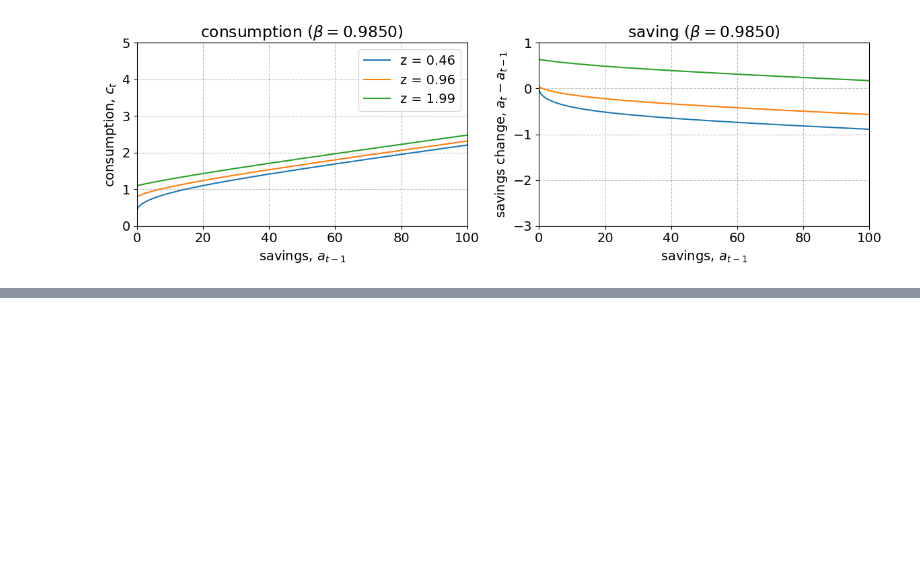
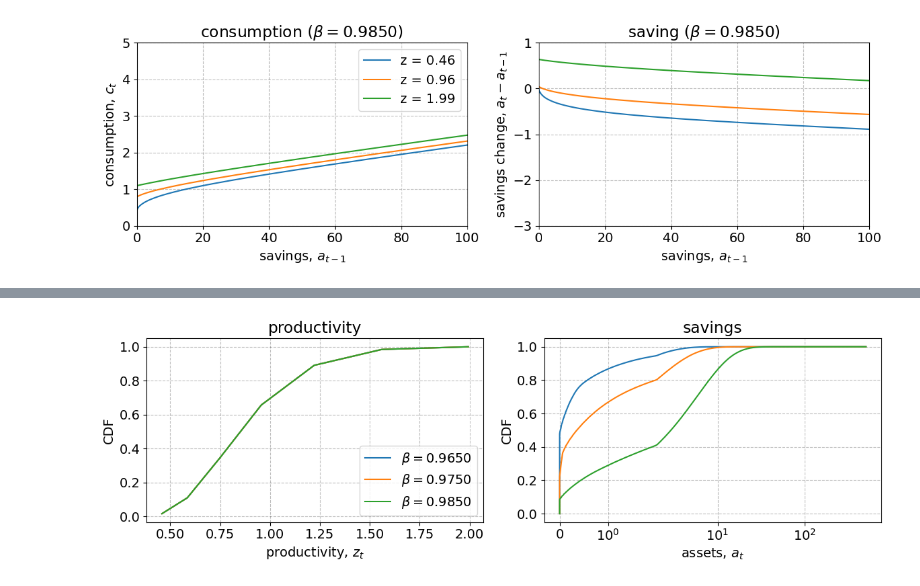
Before and after one commit to tbk642/Assignment1, a Jupyter notebook: assignment/HancModel.ipynb, the cells around one changed output, grey strips where cells are left out. Cells and saved outputs as stored; diff of their text form; code cells hidden in the pictures; blank space fills up the shorter version.

```diff
--- a/assignment/HancModel.ipynb
+++ b/assignment/HancModel.ipynb
@@ -57,8 +57,6 @@ ss.phi_low = 1.0
 ss.r = 0.05
 ss.w_high = 1.5
 ss.w_low = 1.0
-ss.L_high = 1.0
-ss.L_low = 0.5
 # %%
 model.solve_hh_ss(do_print=True)
 model.simulate_hh_ss(do_print=True)
@@ -274,0 +269,25 @@ model.show_IRFs(varnames=['w_low','w_high'],ncols=2)
+# %%
+fig = plt.figure(figsize=(12,4),dpi=100)
+
+# a. income
+ax = fig.add_subplot(1,2,1)
+ax.set_title('productivity')
+for i_beta,beta in enumerate(par.beta_grid[:3]):
+    ax.plot(par.z_grid,np.cumsum(np.sum(ss.D[i_beta],axis=1))*par.Nfix,label=f'$\\beta = {beta:.4f}$')
+
+ax.set_xlabel('productivity, $z_{t}$')
+ax.set_ylabel('CDF')
+ax.legend()
+
+# b. assets
+ax = fig.add_subplot(1,2,2)
+ax.set_title('savings')
+for i_beta in range(3):
+    ax.plot(np.insert(par.a_grid,0,par.a_grid[0]),np.insert(np.cumsum(np.sum(ss.D[i_beta],axis=0)),0,0.0)*par.Nfix,label=f'$\\beta = {par.beta_grid[i_beta]:.4f}$')
+ax.set_xlabel('assets, $a_{t}$')
+ax.set_ylabel('CDF')
+ax.set_xscale('symlog')
+
+fig.tight_layout()
+# %% [output]
+[figure, added]
```
Also changed, not shown: parts of 10 cells of this notebook, 4 other files.
